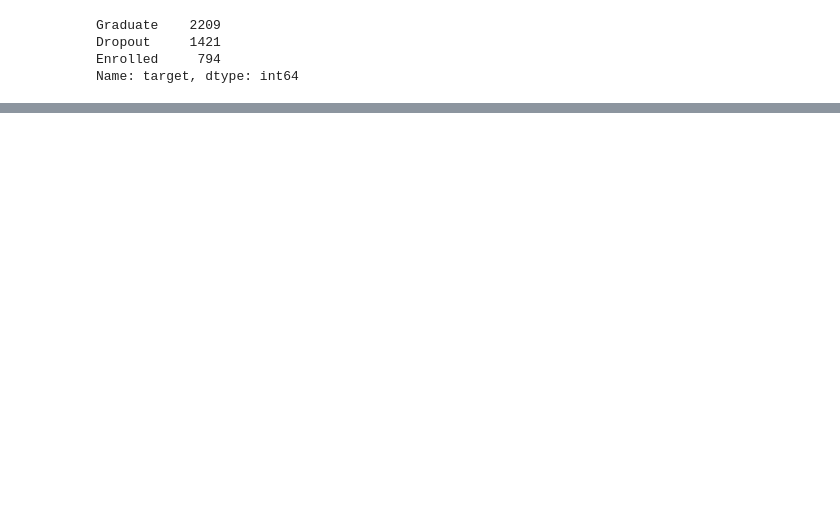
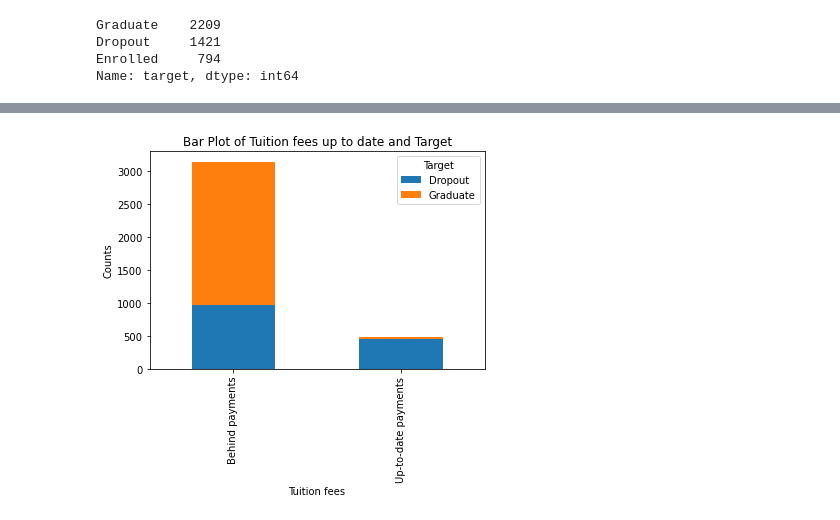
Before and after one commit to josecastillofl/Capstone_students_dropout_prediction, a Jupyter notebook: EDA.ipynb, the cells around one changed output, grey strips where cells are left out. Drawn from its saved outputs; the diff is of its cells as text; code cells hidden in the pictures; blank space fills up the shorter version.

```diff
--- a/EDA.ipynb
+++ b/EDA.ipynb
@@ -30,0 +43,11 @@ df.shape
+# %%
+counts = df_clean.groupby(['tuition fees up to date', 'target']).size().reset_index(name='Counts')
+counts = counts.pivot(index='tuition fees up to date', columns='target', values='Counts')
+counts.plot.bar(stacked=True)
+plt.xlabel('Tuition fees')
+plt.ylabel('Counts')
+plt.title('Bar Plot of Tuition fees up to date and Target')
+plt.legend(title='Target')
+plt.show()
+# %% [output]
+[figure, added]
```
Also changed, not shown: parts of 9 cells of this notebook, 1 other file.
